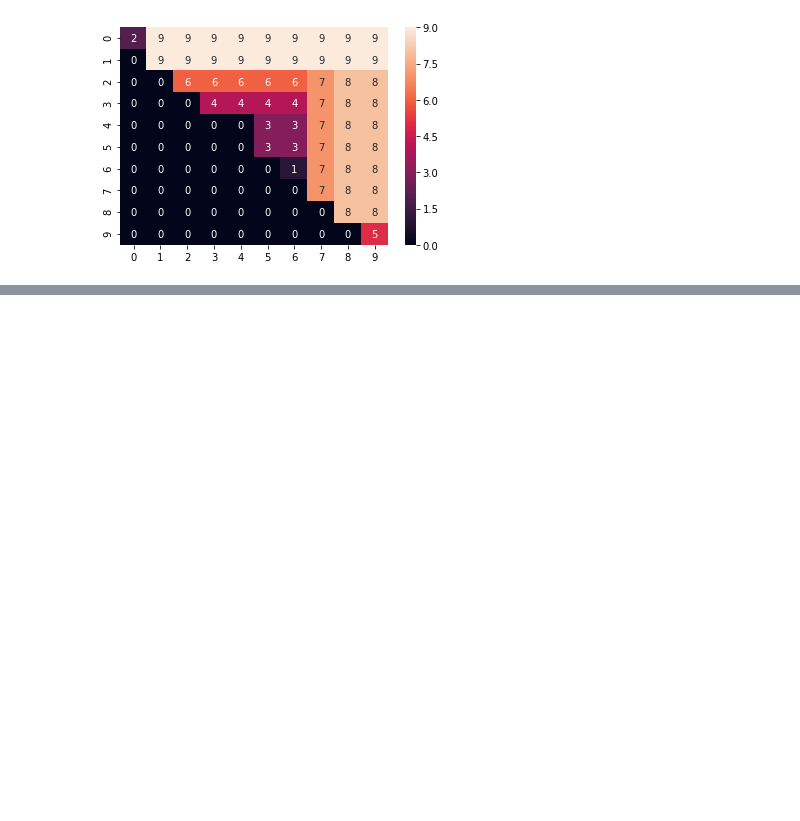
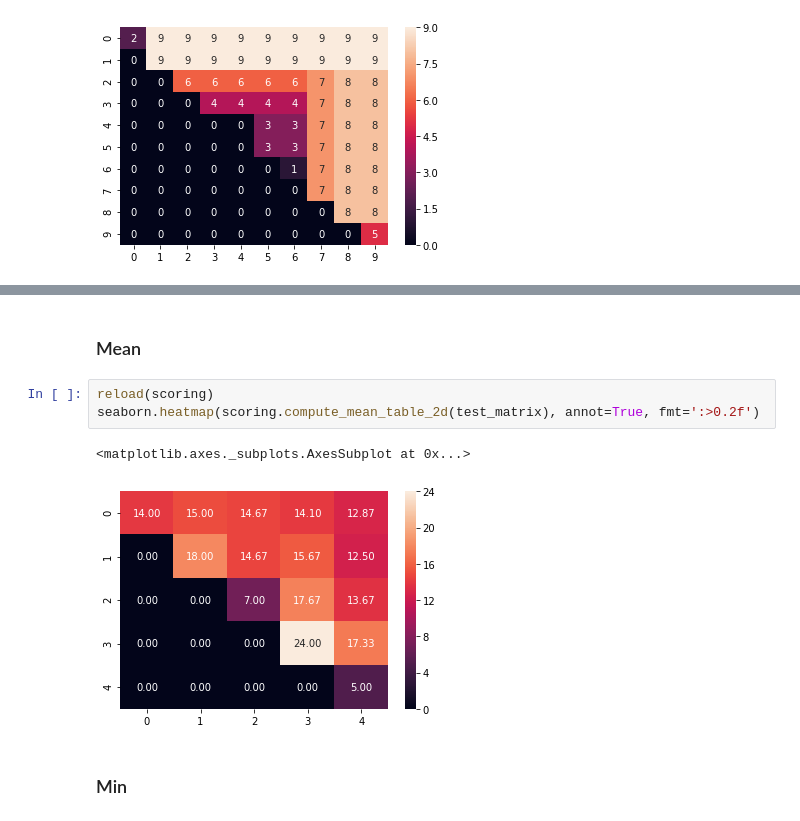
Before and after one commit to phageghost/PEAS, a Jupyter notebook: test_scoring.ipynb, the cells around one changed output, grey strips where cells are left out. Drawn from its saved outputs; the diff is of its cells as text; blank space fills up the shorter version.

```diff
--- a/test_scoring.ipynb
+++ b/test_scoring.ipynb
@@ -51,0 +87,10 @@ seaborn.heatmap(scoring.compute_max_table_1d(test_vec), annot=True)
+# %% [markdown]
+### Mean
+# %%
+reload(scoring)
+seaborn.heatmap(scoring.compute_mean_table_2d(test_matrix), annot=True, fmt=':>0.2f')
+# %% [output]
+<matplotlib.axes._subplots.AxesSubplot at 0x...>
+[figure, added]
+# %% [markdown]
+### Min
```
Also changed, not shown: parts of 15 cells of this notebook, 2 other files.
